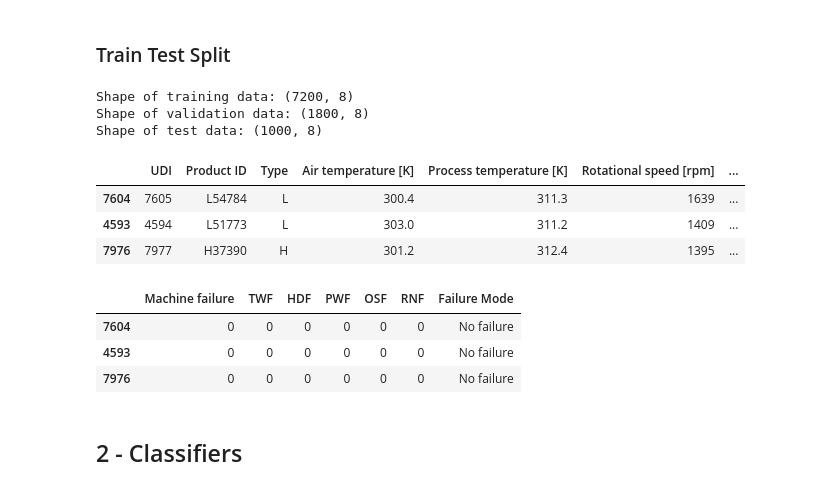
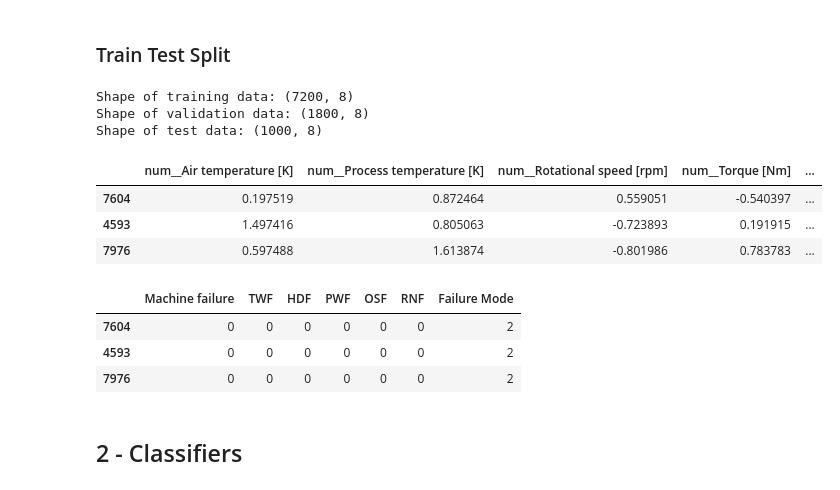
Before and after one commit to ascharie/CS349---Group8, a Jupyter notebook: Final Project/Main.ipynb, the cells around one changed output. Cells and saved outputs as stored; diff of their text form; code cells hidden in the pictures.

```diff
--- a/Final Project/Main.ipynb
+++ b/Final Project/Main.ipynb
@@ -94,6 +103,6 @@ Multi-label versus multi-class classification?
 # %%
 def determine_failure_mode(event, specify_multiple):
-    failure_modes = [failure for failure in labels[1:] if event[failure] == 1]
+    failure_modes = [failure for failure in bin_labels[1:] if event[failure] == 1]
     if not failure_modes:
         return 'No failure'
     elif specify_multiple:
@@ -101,9 +110,12 @@ def determine_failure_mode(event, specify_multiple):
     else:
         return failure_modes[0] if len(failure_modes) == 1 else 'Multiple failures'
 # %%
-data['Failure Mode'] = data.apply(lambda event: determine_failure_mode(event = event, specify_multiple = False), axis=1)
-labels.append('Failure Mode') if 'Failure Mode' not in labels else None
-data['Failure Mode'].value_counts()
+specify_multiple = False # what label to assign to events with multiple failures
+data['Failure Mode'] = data.apply(lambda event: determine_failure_mode(event = event, specify_multiple = specify_multiple), axis=1)
+categorical_labels = ['Failure Mode']
+labels = bin_labels + categorical_labels
+features = numeric_features + categorical_features
+display(data['Failure Mode'].value_counts())
 # %% [output]
 Failure Mode
 No failure           9652
@@ -116,0 +131,14 @@ Name: count, dtype: int64
+# %%
+preprocessor = ColumnTransformer(
+    transformers=[
+        ('num', StandardScaler(), numeric_features),
+        ('cat', OneHotEncoder(), categorical_features)
+    ]
+)
+label_encoder = LabelEncoder()
+# %%
+X = pd.DataFrame(preprocessor.fit_transform(data[features]), columns = preprocessor.get_feature_names_out())
+# y = data[labels]
+# fit transform to categorical labels and combine back with numeric labels
+y_categorical_encoded = pd.DataFrame(label_encoder.fit_transform(data['Failure Mode']), columns = ['Failure Mode'])
+y = pd.concat([data[bin_labels], y_categorical_encoded], axis=1)
@@ -117,26 +165,24 @@ Name: count, dtype: int64
 # %% [markdown]
 ### Train Test Split
 # %%
-# problem: hardly any RNF failures
-
-X_remainder, X_test, y_remainder, y_test = train_test_split.train_test_split(data[features], data[labels], test_size=0.1, stratify=data['Failure Mode'], random_state=42)
+X_remainder, X_test, y_remainder, y_test = train_test_split.train_test_split(X, y, test_size=0.1, stratify=data['Failure Mode'], random_state=42)
 X_train, X_val, y_train, y_val = train_test_split.train_test_split(X_remainder, y_remainder, test_size=0.2, stratify=y_remainder['Failure Mode'], random_state=42)
 print('Shape of training data:', X_train.shape)
 print('Shape of validation data:', X_val.shape)
 print('Shape of test data:', X_test.shape)
 display(X_train.head(3), y_train.head(3))
 # %% [output]
 Shape of training data: (7200, 8)
 Shape of validation data: (1800, 8)
 Shape of test data: (1000, 8)
-|  | UDI | Product ID | Type | Air temperature [K] | Process temperature [K] | Rotational speed [rpm] | ... |
-| 7604 | 7605 | L54784 | L | 300.4 | 311.3 | 1639 | ... |
-| 4593 | 4594 | L51773 | L | 303.0 | 311.2 | 1409 | ... |
-| 7976 | 7977 | H37390 | H | 301.2 | 312.4 | 1395 | ... |
+|  | num__Air temperature [K] | num__Process temperature [K] | num__Rotational speed [rpm] | num__Torque [Nm] | ... |
+| 7604 | 0.197519 | 0.872464 | 0.559051 | -0.540397 | ... |
+| 4593 | 1.497416 | 0.805063 | -0.723893 | 0.191915 | ... |
+| 7976 | 0.597488 | 1.613874 | -0.801986 | 0.783783 | ... |
 |  | Machine failure | TWF | HDF | PWF | OSF | RNF | Failure Mode |
-| 7604 | 0 | 0 | 0 | 0 | 0 | 0 | No failure |
-| 4593 | 0 | 0 | 0 | 0 | 0 | 0 | No failure |
-| 7976 | 0 | 0 | 0 | 0 | 0 | 0 | No failure |
+| 7604 | 0 | 0 | 0 | 0 | 0 | 0 | 2 |
+| 4593 | 0 | 0 | 0 | 0 | 0 | 0 | 2 |
+| 7976 | 0 | 0 | 0 | 0 | 0 | 0 | 2 |
 # %% [markdown]
 ## 2 - Classifiers
 # %% [markdown]
```
Also changed, not shown: parts of 16 cells of this notebook, 1 other file.
